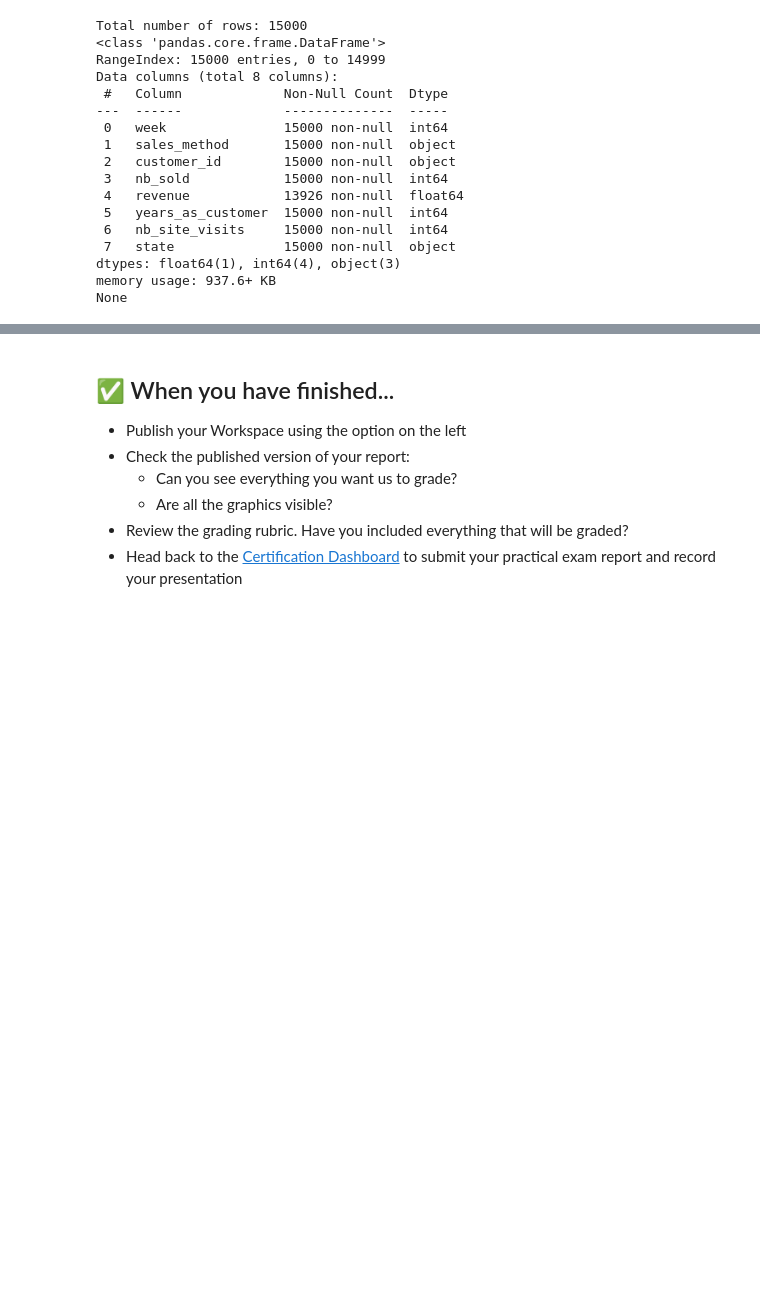
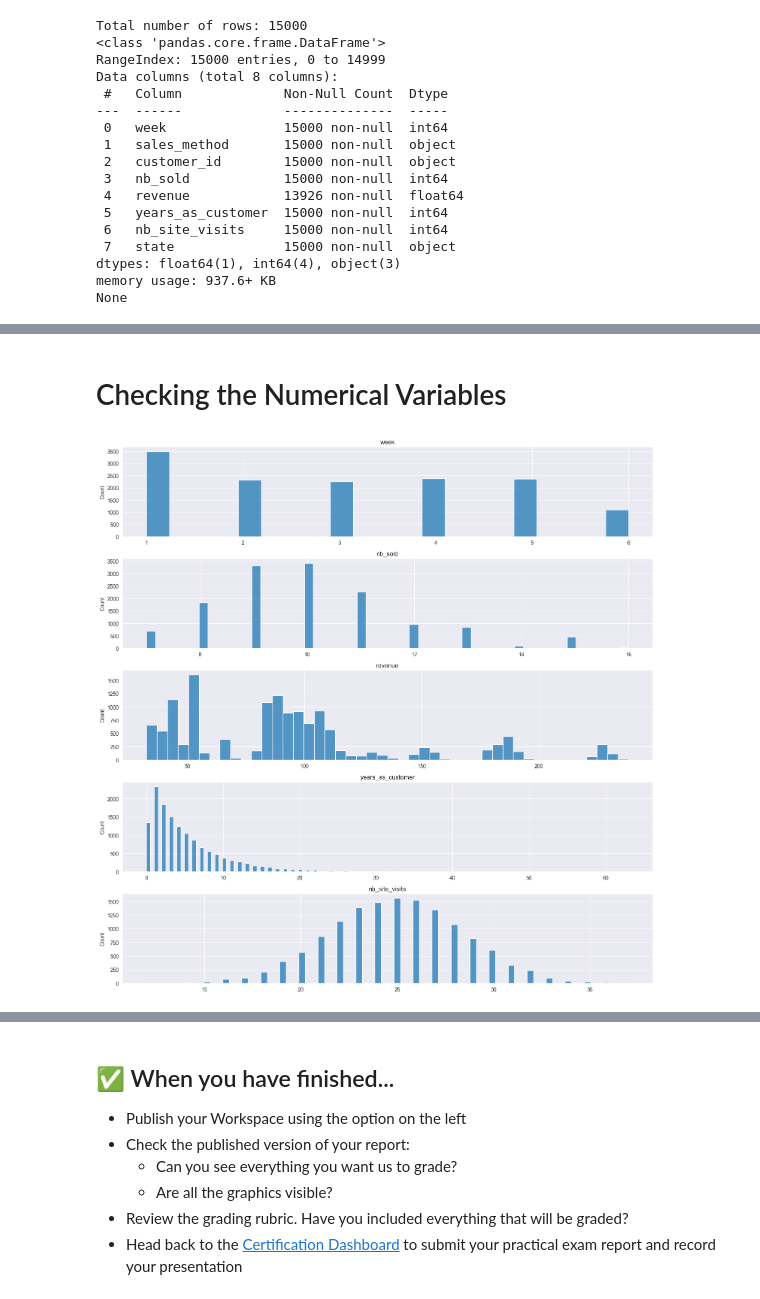
Before and after one commit to miniloda/DataCamp-Data-Analysis-Practical-Exam, a Jupyter notebook: notebook.ipynb, the cells around one changed output, grey strips where cells are left out. Saved outputs shown, nothing was run; the diff lists cells and outputs as text; code cells hidden in the pictures; blank space fills up the shorter version.

Commit message:
Add cleaning

```diff
--- a/notebook.ipynb
+++ b/notebook.ipynb
@@ -92,0 +98,4 @@ Categorical columns: ['sales_method', 'customer_id', 'state']
+# %%
+# dropping columns where revenue is missing
+df.dropna(subset=['revenue'], inplace=True)
+df.isnull().sum()
@@ -92,0 +112,8 @@ Categorical columns: ['sales_method', 'customer_id', 'state']
+# %%
+# create a function that cleans the categorical columns
+def clean_categorical(df, col):
+    df['sales_method'] = df['sales_method'].replace({'email': 'Email', 'em + call': 'Email + Call'})
+    return df
+print(df['sales_method'].value_counts())
+df = clean_categorical(df, 'sales_method')
+print('\n After cleaning sales_method:', df['sales_method'].value_counts())
@@ -92,0 +134,15 @@ Categorical columns: ['sales_method', 'customer_id', 'state']
+# %% [markdown]
+# Checking the Numerical Variables
+# %%
+# plot the numerical
+num_cols = df.select_dtypes(include=['int', 'float']).columns.tolist()
+fig, axs = plt.subplots(len(num_cols), figsize=(15,15))
+
+# Iterate over the numerical columns and plot histograms
+for i, col in enumerate(num_cols):
+    sns.histplot(df[col], ax=axs[i])
+    axs[i].set_title(col)
+    axs[i].set_xlabel('')
+    plt.tight_layout()
+# %% [output]
+[figure, added]
```
Also changed, not shown: parts of 5 cells of this notebook.
